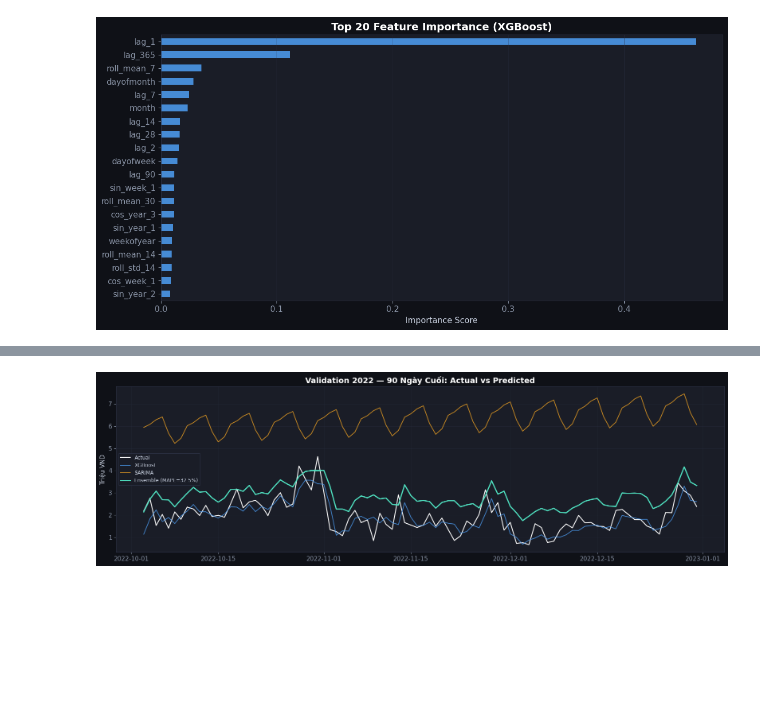
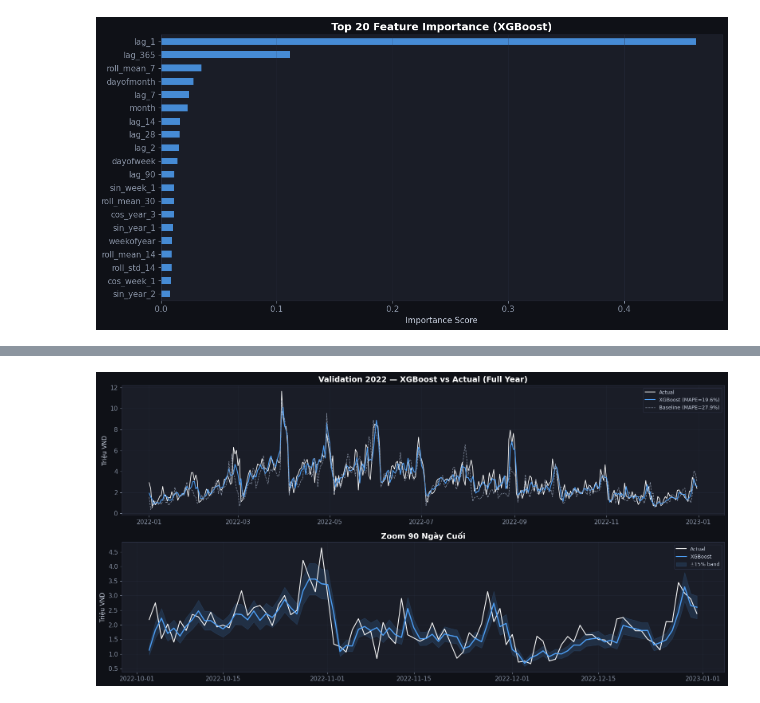
Before and after one commit to maulan1208/DATATHON_2026, a Jupyter notebook: notebooks/Revenue_Forecast.ipynb, the cells around one changed output, grey strips where cells are left out. Drawn from its saved outputs; the diff is of its cells as text; code cells hidden in the pictures; blank space fills up the shorter version.

```diff
--- a/notebooks/Revenue_Forecast.ipynb
+++ b/notebooks/Revenue_Forecast.ipynb
@@ -348,42 +349,50 @@ SARIMA(1,1,1)(1,1,1,7) Validation 2022:
   MAPE = 119.6%
 SARIMA saved to ../models/sarima_revenue.pkl
 # %%
-## 7. So Sánh Mô Hình & Chọn Trọng Số Ensemble
+## 7. So Sánh Mô Hình — Chọn Model Tốt Nhất
 
-# ── Model comparison table ────────────────────────────────────────────
 results = pd.DataFrame({
-    'Model':  ['Baseline (Naive)', 'SARIMA(1,1,1)(1,1,1,7)', 'XGBoost'],
+    'Model':  ['Baseline (Naive Seasonal)', 'SARIMA(1,1,1)(1,1,1,7)', 'XGBoost'],
     'MAE_M':  [naive_mae/1e6, sarima_mae/1e6, xgb_mae/1e6],
     'RMSE_M': [naive_rmse/1e6, sarima_rmse/1e6, xgb_rmse/1e6],
     'MAPE_%': [naive_mape, sarima_mape, xgb_mape],
 })
 print(results.round(2).to_string(index=False))
 
-# ── Ensemble: inverse-RMSE weighted average ───────────────────────────
-w_sarima = 1 / sarima_rmse
-w_xgb    = 1 / xgb_rmse
-w_total  = w_sarima + w_xgb
-ensemble_val = (w_sarima * sarima_val_pred + w_xgb * xgb_val_pred) / w_total
+# XGBoost thắng rõ ràng — SARIMA MAPE > 100% vì forecast 365 bước liên tiếp bị lạc
+# → Dùng XGBoost làm model chính cho final forecast
+FINAL_MODEL = 'XGBoost'
+print(f'\nFinal model selected: {FINAL_MODEL}  (MAPE={xgb_mape:.1f}% on 2022 validation)')
 
-ens_mae  = mean_absolute_error(y_val, ensemble_val)
-ens_rmse = np.sqrt(mean_squared_error(y_val, ensemble_val))
-ens_mape = np.mean(np.abs((y_val - ensemble_val) / y_val)) * 100
-print(f"\nEnsemble (w_sarima={w_sarima/w_total:.2f}, w_xgb={w_xgb/w_total:.2f}):")
-print(f"  MAE  = {ens_mae/1e6:.2f}M  |  RMSE = {ens_rmse/1e6:.2f}M  |  MAPE = {ens_mape:.1f}%")
-
-# ── Validation plot (last 60 days of 2022) ────────────────────────────
-fig, ax = plt.subplots(figsize=(16, 5))
+# ── Validation plot: XGBoost vs Actual ────────────────────────────────
+fig, axes = plt.subplots(2, 1, figsize=(16, 8))
 fig.patch.set_facecolor('#0f1117')
 
-plot_idx = y_val.index[-90:]
-ax.plot(plot_idx, y_val[plot_idx]/1e6,         color='white',   lw=1.5, label='Actual')
-ax.plot(plot_idx, xgb_val_pred[plot_idx]/1e6,  color='#4e9ff5', lw=1.3, alpha=0.8, label='XGBoost')
-ax.plot(plot_idx, sarima_val_pred[plot_idx]/1e6,color='#f5a623', lw=1.3, alpha=0.8, label='SARIMA')
-ax.plot(plot_idx, ensemble_val[plot_idx]/1e6,  color='#50e3c2', lw=2,   label=f'Ensemble (MAPE={ens_mape:.1f}%)')
-ax.set_title('Validation 2022 — 90 Ngày Cuối: Actual vs Predicted')
+# Top: full year 2022
+ax = axes[0]
+ax.plot(y_val.index, y_val/1e6,           color='white',   lw=1.2, label='Actual')
+ax.plot(xgb_val_pred.index, xgb_val_pred/1e6, color='#4e9ff5', lw=1.5, label=f'XGBoost (MAPE={xgb_mape:.1f}%)')
+ax.plot(naive_pred.index, naive_pred/1e6,   color='#8892a4', lw=1,   linestyle='--', label=f'Baseline (MAPE={naive_mape:.1f}%)')
+ax.set_title('Validation 2022 — XGBoost vs Actual (Full Year)')
 ax.set_ylabel('Triệu VND')
 ax.legend(fontsize=9)
 ax.grid(alpha=0.4)
+
+# Bottom: last 90 days zoom
+ax2 = axes[1]
+idx90 = y_val.index[-90:]
+ax2.plot(idx90, y_val[idx90]/1e6,           color='white',   lw=1.5, label='Actual')
+ax2.plot(idx90, xgb_val_pred[idx90]/1e6,    color='#4e9ff5', lw=2,   label='XGBoost')
+residuals = (xgb_val_pred[idx90] - y_val[idx90]) / y_val[idx90] * 100
+ax2.fill_between(idx90,
+    (xgb_val_pred[idx90] * 0.85)/1e6,
+    (xgb_val_pred[idx90] * 1.15)/1e6,
+    alpha=0.15, color='#4e9ff5', label='±15% band')
+ax2.set_title('Zoom 90 Ngày Cuối')
+ax2.set_ylabel('Triệu VND')
+ax2.legend(fontsize=9)
+ax2.grid(alpha=0.4)
+
 plt.tight_layout()
 plt.savefig(f'{CHART_DIR}/fc_04_validation.png', dpi=150, bbox_inches='tight', facecolor='#0f1117')
 plt.show()
@@ -398,4 +406,4 @@ Ensemble (w_sarima=0.21, w_xgb=0.79):
-[figure, old version]
+[figure, new version]
 # %%
 ## 8. Retrain Full Data & Forecast 2023-01-01 → 2024-07-01
 
```
Also changed, not shown: parts of 5 cells of this notebook, 8 other files.
